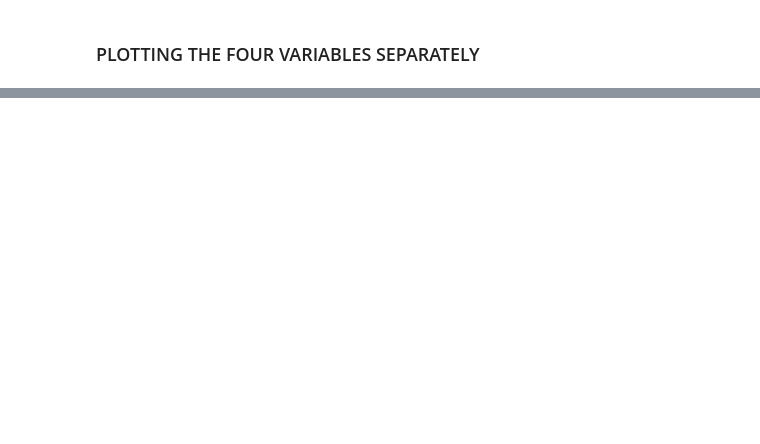
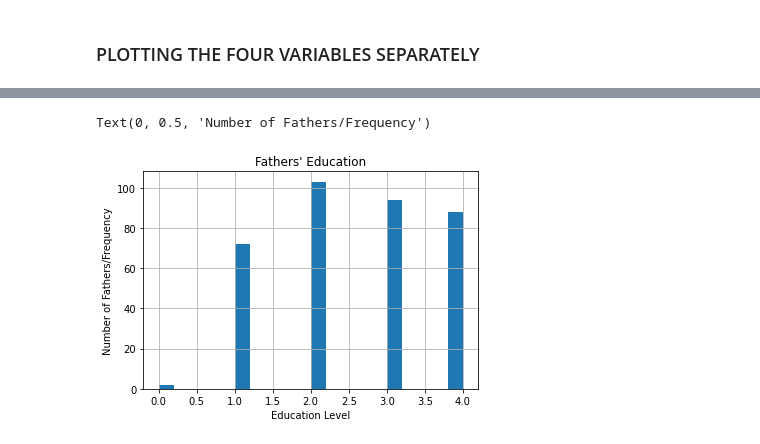
Before and after one commit to mobm65/Educational-Attainment---PDA-Project, a Jupyter notebook: PDA Project.ipynb, the cells around one changed output, grey strips where cells are left out. Saved outputs shown, nothing was run; the diff lists cells and outputs as text; code cells hidden in the pictures; blank space fills up the shorter version.

```diff
--- a/PDA Project.ipynb
+++ b/PDA Project.ipynb
@@ -261,19 +427,22 @@ plt.ylabel("Number of Mothers/Frequency")
 # %%
 # Creating a histogram to illustrate fathers' educational attainment.
 from pandas import DataFrame
 import matplotlib.pyplot as plt
 import pandas as pd
 import numpy as np
 
 
 
 Fedu = dfgrade.iloc[:,[1]]
 
-plt.hist = Fedu.hist(bins = 20)
+Fedu.hist(bins = 20)
 
 plt.title("Fathers' Education")
 plt.xlabel("Education Level")
 plt.ylabel("Number of Fathers/Frequency")
+# %% [output]
+Text(0, 0.5, 'Number of Fathers/Frequency')
+[figure, added]
 # %%
 # Creating a histogram to illustrate absenteeism in the simulated student group.
 from pandas import DataFrame
```
Also changed, not shown: parts of 52 cells of this notebook.
